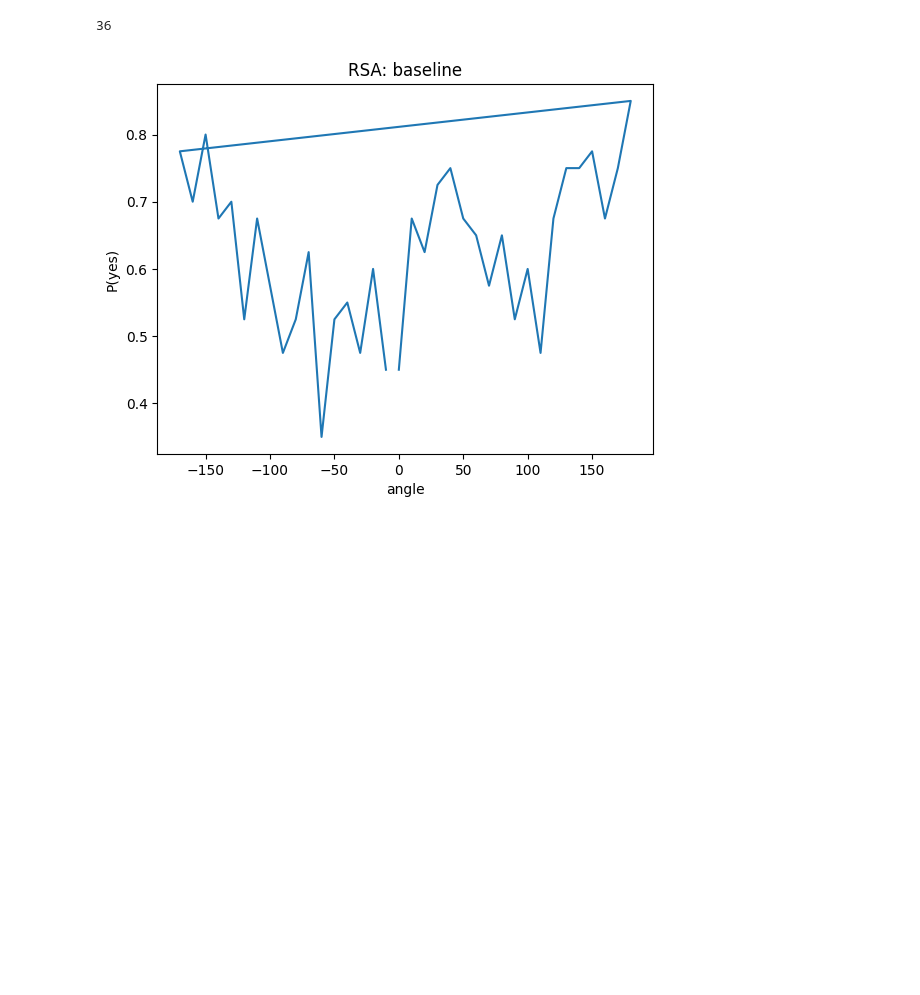
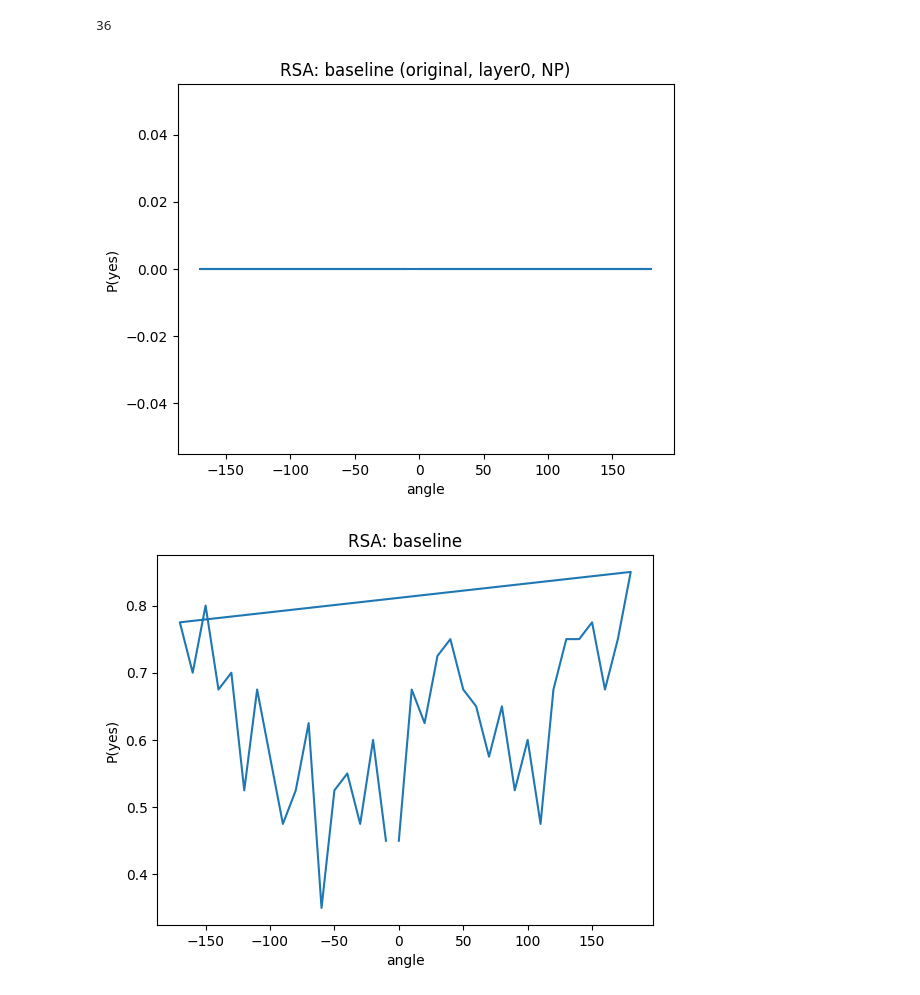
Before and after one commit to AnaBelenCarbajal/Thesis, a Jupyter notebook: Baseline_catLearningTask_FINAL.ipynb, the cells around one changed output. Drawn from its saved outputs; the diff is of its cells as text; code cells hidden in the pictures; blank space fills up the shorter version.

```diff
--- a/Baseline_catLearningTask_FINAL.ipynb
+++ b/Baseline_catLearningTask_FINAL.ipynb
@@ -380,6 +380,7 @@ Animal_weights_layer0_NP = 'Animal_weights_layer0_NP.pt'
 Animal_weights_layer0_P = 'Animal_weights_layer0_P.pt'
 Animal_weights_layer1_NP = 'Animal_weights_layer1_NP.pt'
 Animal_weights_layer1_P = 'Animal_weights_layer1_P.pt'
+Animal_weights_layer2_NP = 'Animal_weights_layer2_NP.pt'
 Animal_weights_layer3_NP = 'Animal_weights_layer3_NP.pt'
 Animal_weights_layer3_P = 'Animal_weights_layer3_P.pt'
 Animal_weights_layer4_P = 'Animal_weights_layer4_P.pt'
@@ -394,6 +397,7 @@ weights_layer0_NP = load_weights(Animal_weights_layer0_NP)
 weights_layer0_P = load_weights(Animal_weights_layer0_P)
 weights_layer1_NP = load_weights(Animal_weights_layer1_NP)
 weights_layer1_P = load_weights(Animal_weights_layer1_P)
+weights_layer2_NP = load_weights(Animal_weights_layer2_NP)
 weights_layer3_NP = load_weights(Animal_weights_layer3_NP)
 weights_layer3_P = load_weights(Animal_weights_layer3_P)
 weights_layer4_P = load_weights(Animal_weights_layer4_P)
@@ -660,6 +703,46 @@ angles_plot = [0] + angles + [180] + angles180
 len(angles_plot)
 # %% [output]
 36
+# %%
+#######################
+# No pooling, layer 0 - original model
+#######################
+# network
+architecture = 'resnet50'        # network's architecture
+weights = 'resnet50'             # the pretrained weights
+img_size = 224                   # network's input size
+layer = 'block0'                    # the readout layer
+pooling = None
+readout_kwargs = {               # parameters for extracting features from the pretrained network
+    'architecture': architecture,
+    'weights': weights,
+    'layers': layer,
+    'img_size': img_size,
+    'pooling': pooling
+}
+# model
+original_model = osculari.models.paradigm_2afc_merge_concatenate(**readout_kwargs)
+
+# test function
+# model, dataset, device
+accuracies = []
+for test_shape in test_shapes:
+  test_epoch_fun = osculari.paradigms.forced_choice.test_dataset(original_model,
+                                                                db_fun(test_shape),
+                                                                device="cuda")
+  accuracy = test_epoch_fun['accuracy'][-1]
+  accuracies.append(accuracy)
+# %%
+# plot
+RSA_testing = create_dataset(test_shapes, accuracies)
+RSA_testing['angle180'] = angles_plot
+# save as csv
+PATH = dic_baseline + 'baseline results/' + 'original_layer0_NP.csv'
+RSA_testing.to_csv(PATH, index=False)
+
+plot_curve(RSA_testing['angle180'], RSA_testing['accuracy'], "RSA: baseline (original, layer0, NP)")
+# %% [output]
+[figure, added]
 # %%
 #######################
 # No pooling, layer 0
```
Also changed, not shown: parts of 3 cells of this notebook.
